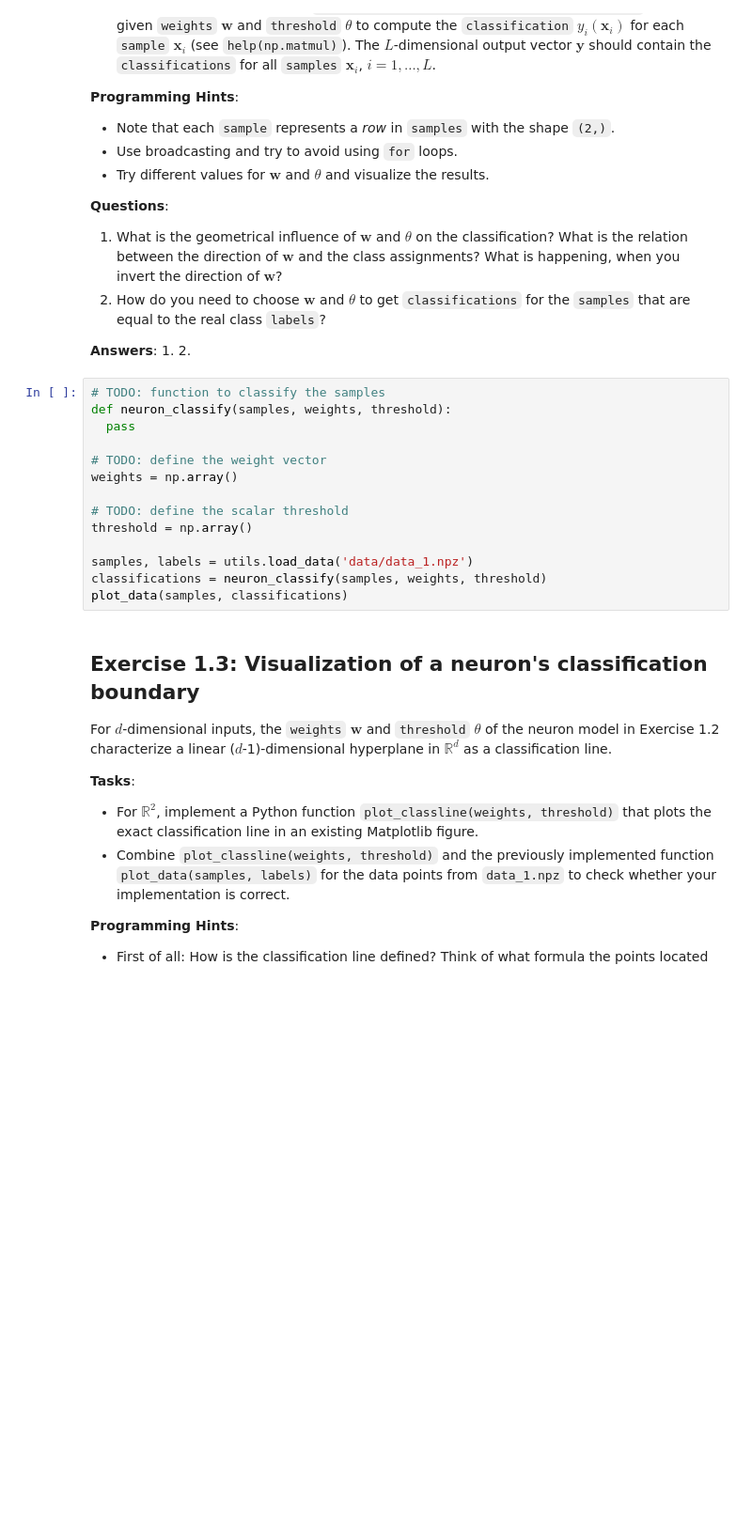
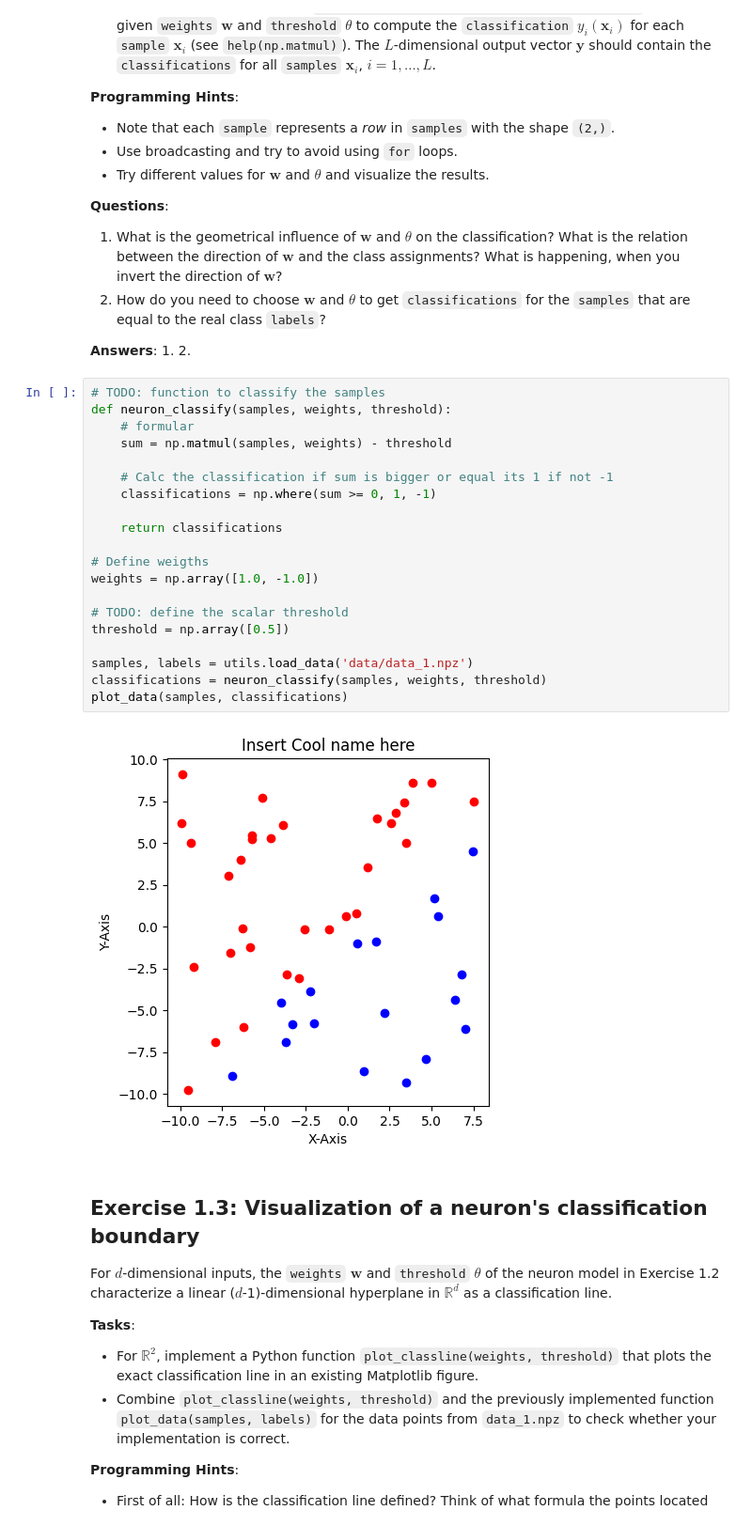
Before and after one commit to Hendrik3303/Uni, a Jupyter notebook: exercise_1.ipynb, the cells around one changed output. Shown: that part at 94% size. Saved outputs shown, nothing was run; the diff lists cells and outputs as text; blank space fills up the shorter version.

```diff
--- a/exercise_1.ipynb
+++ b/exercise_1.ipynb
@@ -113,17 +113,25 @@ $$
 # %%
 # TODO: function to classify the samples
 def neuron_classify(samples, weights, threshold):
-  pass
+    # formular
+    sum = np.matmul(samples, weights) - threshold
 
-# TODO: define the weight vector
-weights = np.array()
+    # Calc the classification if sum is bigger or equal its 1 if not -1
+    classifications = np.where(sum >= 0, 1, -1)
+
+    return classifications
+
+# Define weigths
+weights = np.array([1.0, -1.0])
 
 # TODO: define the scalar threshold
-threshold = np.array()
+threshold = np.array([0.5])
 
 samples, labels = utils.load_data('data/data_1.npz')
 classifications = neuron_classify(samples, weights, threshold)
 plot_data(samples, classifications)
+# %% [output]
+[figure, added]
 # %% [markdown]
 ## Exercise 1.3: Visualization of a neuron's classification boundary
 For $d$-dimensional inputs, the `weights` $\boldsymbol{w}$ and `threshold` $\theta$ of the neuron model in Exercise 1.2 characterize a linear ($d$-1)-dimensional hyperplane in $\mathbb{R}^{d}$ as a classification line.
```
